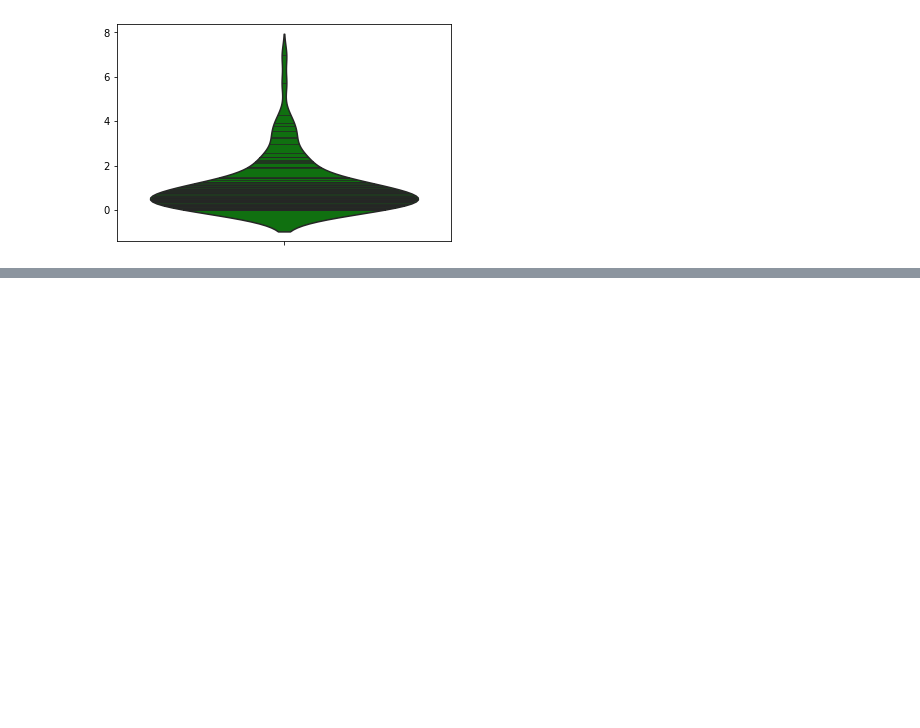
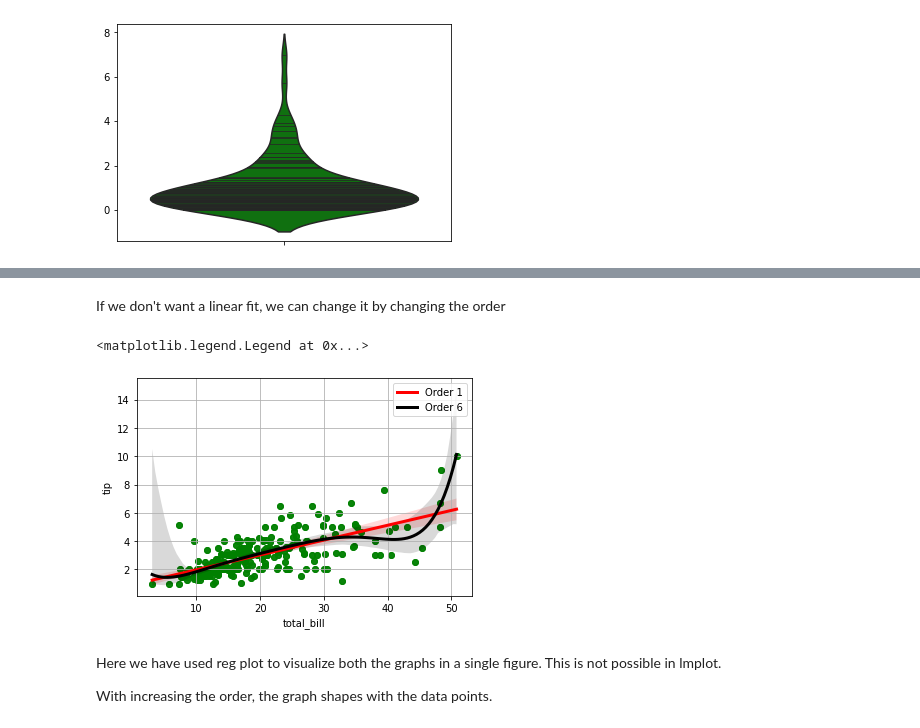
Before and after one commit to albinjohn366/DataScience_Tutorials, a Jupyter notebook: DataVisualization.ipynb, the cells around one changed output, grey strips where cells are left out. Cells and saved outputs as stored; diff of their text form; code cells hidden in the pictures; blank space fills up the shorter version.

```diff
--- a/DataVisualization.ipynb
+++ b/DataVisualization.ipynb
@@ -136,0 +165,19 @@ sns.violinplot(y=gamma_1, color='g', inner='stick')
+# %% [markdown]
+If we don't want a linear fit, we can change it by changing the order
+# %%
+fig, ax = plt.subplots()
+sns.regplot(x='total_bill', y='tip', data=tips, order=1, ax=ax,
+           scatter_kws={'color': 'green'},
+           line_kws={'color':'red', 'linewidth':3, 'label': 'Order 1'})
+sns.regplot(x='total_bill', y='tip', data=tips, order=6, ax=ax,
+           scatter_kws={'color': 'green'},
+           line_kws={'color':'black', 'linewidth':3, 'label':'Order 6'})
+plt.grid()
+plt.legend()
+# %% [output]
+<matplotlib.legend.Legend at 0x...>
+[figure, added]
+# %% [markdown]
+Here we have used reg plot to visualize both the graphs in a single figure. This is not possible in lmplot.
+
+With increasing the order, the graph shapes  with the data points.
```
Also changed, not shown: parts of 17 cells of this notebook.
